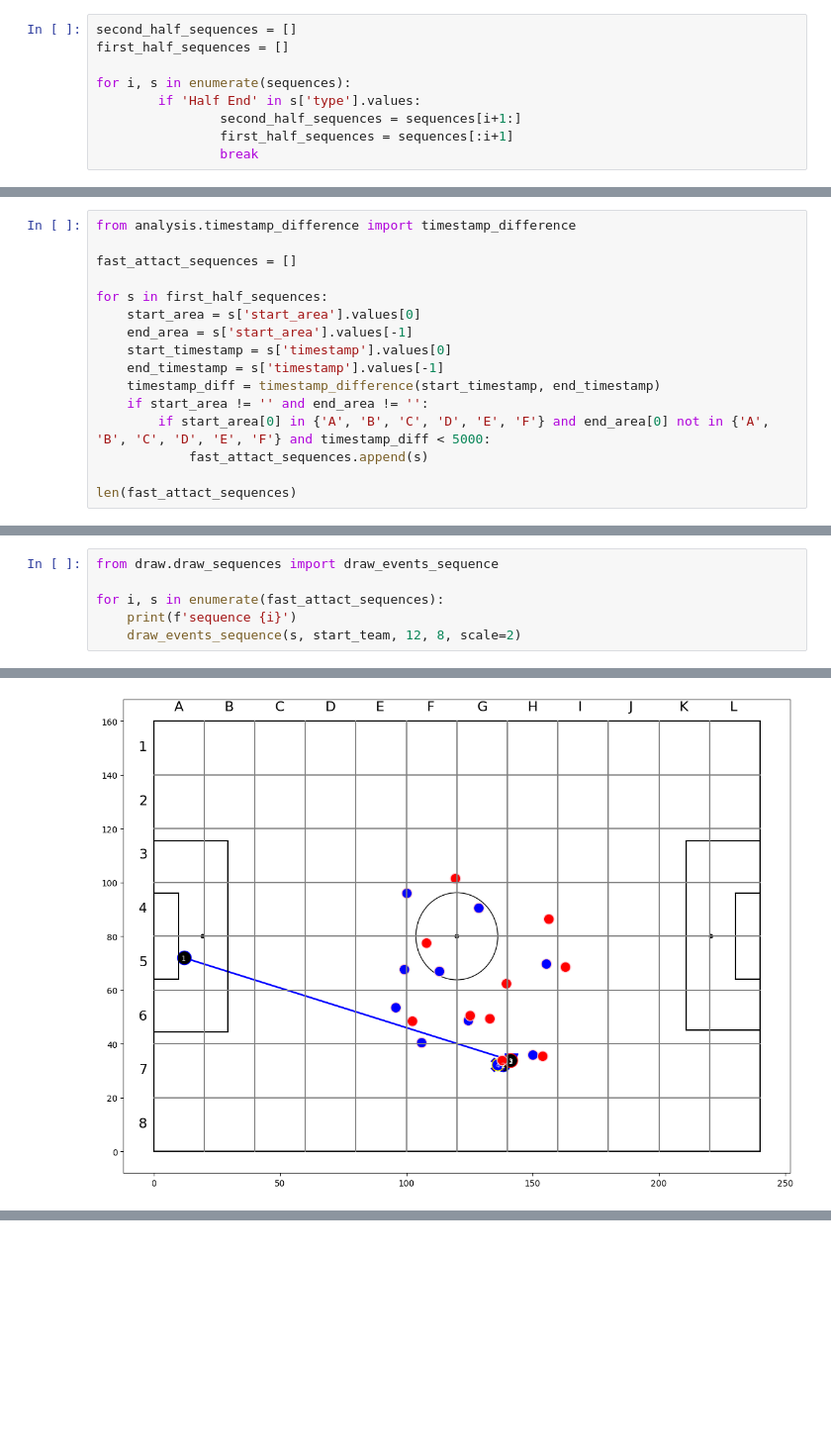
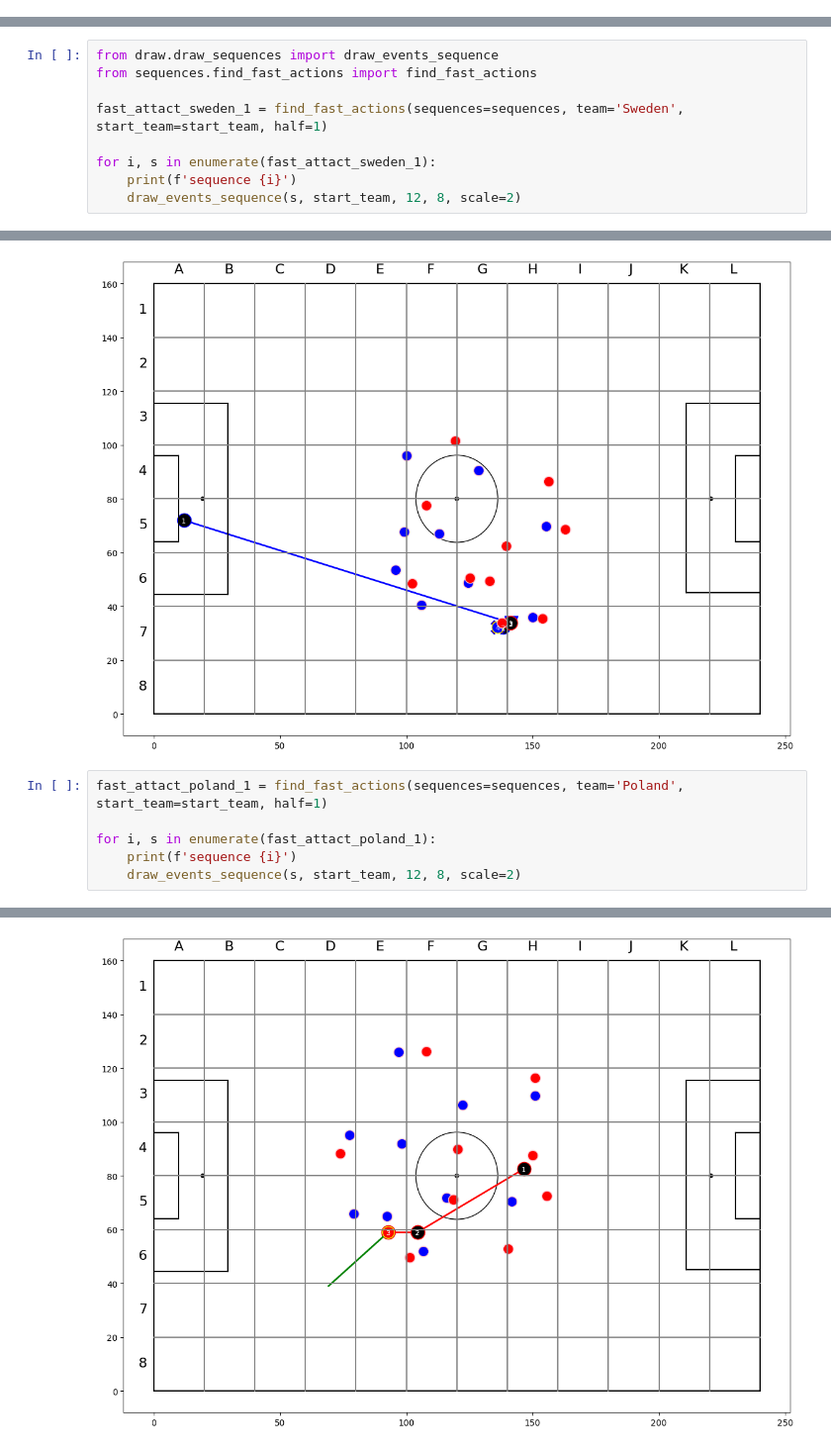
Before and after one commit to mattyl006/sport-data-science, a Jupyter notebook: find_fast_actions.ipynb, the cells around one changed output, grey strips where cells are left out. Shown at 99% size. Saved outputs shown, nothing was run; the diff lists cells and outputs as text; blank space fills up the shorter version.

Commit message:
refactor and team/half tests

```diff
--- a/find_fast_actions.ipynb
+++ b/find_fast_actions.ipynb
@@ -37,33 +37,8 @@ sequences[0]
 | 6 | 2b8824d2-8f34-436b-9bce-f8960a0f9cbf | 11 | 1 | 00:00:09.353 | 0 | 9 | Ball Receipt* | 2 | Sweden | ... |
 | 7 | baca1749-3f13-4fd4-8c1e-a84748f80a5d | 12 | 1 | 00:00:09.353 | 0 | 9 | Duel | 2 | Sweden | ... |
 8 rows × 41 columns
-# %%
-second_half_sequences = []
-first_half_sequences = []
-
-for i, s in enumerate(sequences):
-        if 'Half End' in s['type'].values:
-                second_half_sequences = sequences[i+1:]
-                first_half_sequences = sequences[:i+1]
-                break
 # %%
 def timestamp_difference(tstamp1, tstamp2):
     tstamp1, tstamp2 = tstamp1.replace(':', ''), tstamp2.replace(':', '')
     tstamp1, tstamp2 = tstamp1.replace('.', ''), tstamp2.replace('.', '')
     return abs(int(tstamp2) - int(tstamp1))
-# %%
-from analysis.timestamp_difference import timestamp_difference
-
-fast_attact_sequences = []
-
-for s in first_half_sequences:
-    start_area = s['start_area'].values[0]
-    end_area = s['start_area'].values[-1]
-    start_timestamp = s['timestamp'].values[0]
-    end_timestamp = s['timestamp'].values[-1]
-    timestamp_diff = timestamp_difference(start_timestamp, end_timestamp)
-    if start_area != '' and end_area != '':
-        if start_area[0] in {'A', 'B', 'C', 'D', 'E', 'F'} and end_area[0] not in {'A', 'B', 'C', 'D', 'E', 'F'} and timestamp_diff < 5000:
-            fast_attact_sequences.append(s)
-
-len(fast_attact_sequences)
@@ -72,7 +45,10 @@ len(fast_attact_sequences)
 # %%
 from draw.draw_sequences import draw_events_sequence
+from sequences.find_fast_actions import find_fast_actions
 
-for i, s in enumerate(fast_attact_sequences):
+fast_attact_sweden_1 = find_fast_actions(sequences=sequences, team='Sweden', start_team=start_team, half=1)
+
+for i, s in enumerate(fast_attact_sweden_1):
     print(f'sequence {i}')
     draw_events_sequence(s, start_team, 12, 8, scale=2)
 # %% [output]
@@ -95,3 +71,10 @@ Team: Sweden
 3: Tymoteusz Puchacz (Pass) <00:43:47.215>
 4: Sebastian Larsson (Block) <00:43:47.295>
 [figure]
+# %%
+fast_attact_poland_1 = find_fast_actions(sequences=sequences, team='Poland', start_team=start_team, half=1)
+
+for i, s in enumerate(fast_attact_poland_1):
+    print(f'sequence {i}')
+    draw_events_sequence(s, start_team, 12, 8, scale=2)
+# %% [output]
@@ -97,0 +88 @@ Team: Sweden
+[figure, added]
```
Also changed, not shown: parts of 4 cells of this notebook, 3 other files.
